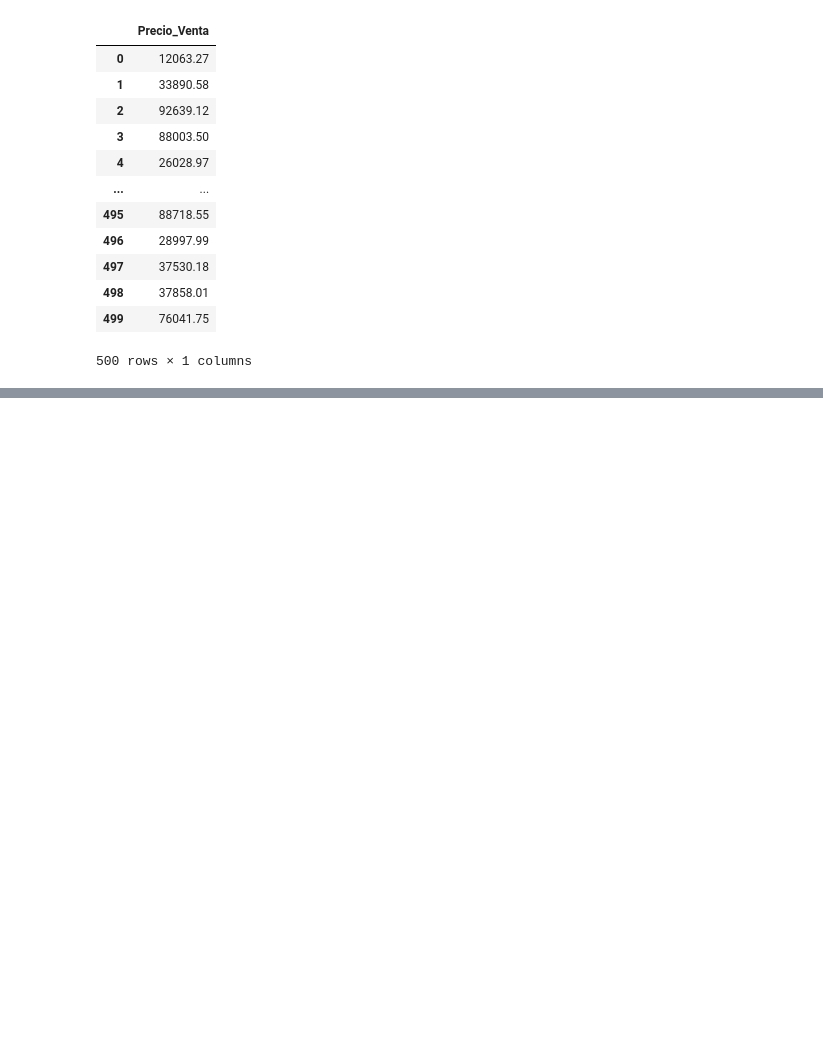
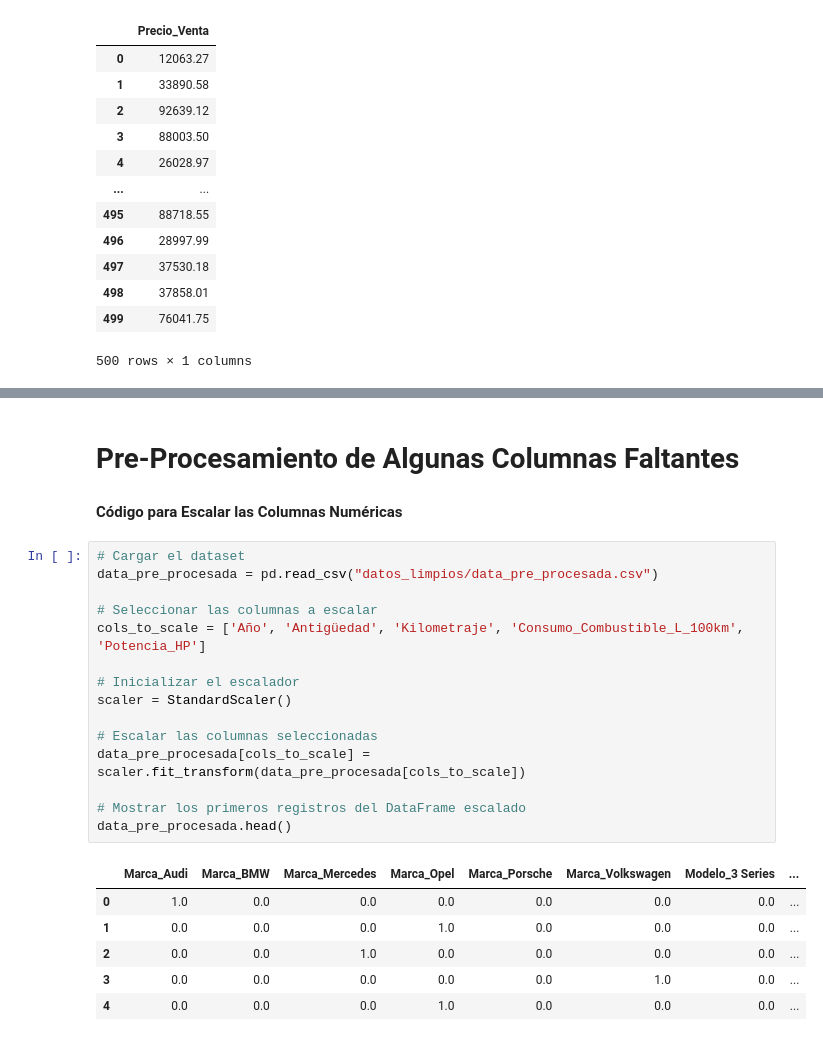
Before and after one commit to JorgeDataScientist/Machine_Learning_Scikit-Learn_Keras_TensorFlow, a Jupyter notebook: 4_Car_Price_Prediction_Machie_Learnig_Deploy/ETL.ipynb, the cells around one changed output, grey strips where cells are left out. Drawn from its saved outputs; the diff is of its cells as text; blank space fills up the shorter version.

```diff
--- a/4_Car_Price_Prediction_Machie_Learnig_Deploy/ETL.ipynb
+++ b/4_Car_Price_Prediction_Machie_Learnig_Deploy/ETL.ipynb
@@ -1050,0 +1149,26 @@ precios_df
+# %% [markdown]
+# Pre-Procesamiento de Algunas Columnas Faltantes
+# %% [markdown]
+**Código para Escalar las Columnas Numéricas**
+# %%
+# Cargar el dataset
+data_pre_procesada = pd.read_csv("datos_limpios/data_pre_procesada.csv")
+
+# Seleccionar las columnas a escalar
+cols_to_scale = ['Año', 'Antigüedad', 'Kilometraje', 'Consumo_Combustible_L_100km', 'Potencia_HP']
+
+# Inicializar el escalador
+scaler = StandardScaler()
+
+# Escalar las columnas seleccionadas
+data_pre_procesada[cols_to_scale] = scaler.fit_transform(data_pre_procesada[cols_to_scale])
+
+# Mostrar los primeros registros del DataFrame escalado
+data_pre_procesada.head()
+# %% [output]
+|  | Marca_Audi | Marca_BMW | Marca_Mercedes | Marca_Opel | Marca_Porsche | Marca_Volkswagen | Modelo_3 Series | ... |
+| 0 | 1.0 | 0.0 | 0.0 | 0.0 | 0.0 | 0.0 | 0.0 | ... |
+| 1 | 0.0 | 0.0 | 0.0 | 1.0 | 0.0 | 0.0 | 0.0 | ... |
+| 2 | 0.0 | 0.0 | 1.0 | 0.0 | 0.0 | 0.0 | 0.0 | ... |
+| 3 | 0.0 | 0.0 | 0.0 | 0.0 | 0.0 | 1.0 | 0.0 | ... |
+| 4 | 0.0 | 0.0 | 0.0 | 1.0 | 0.0 | 0.0 | 0.0 | ... |
```
Also changed, not shown: parts of 17 cells of this notebook, 4 other files.
